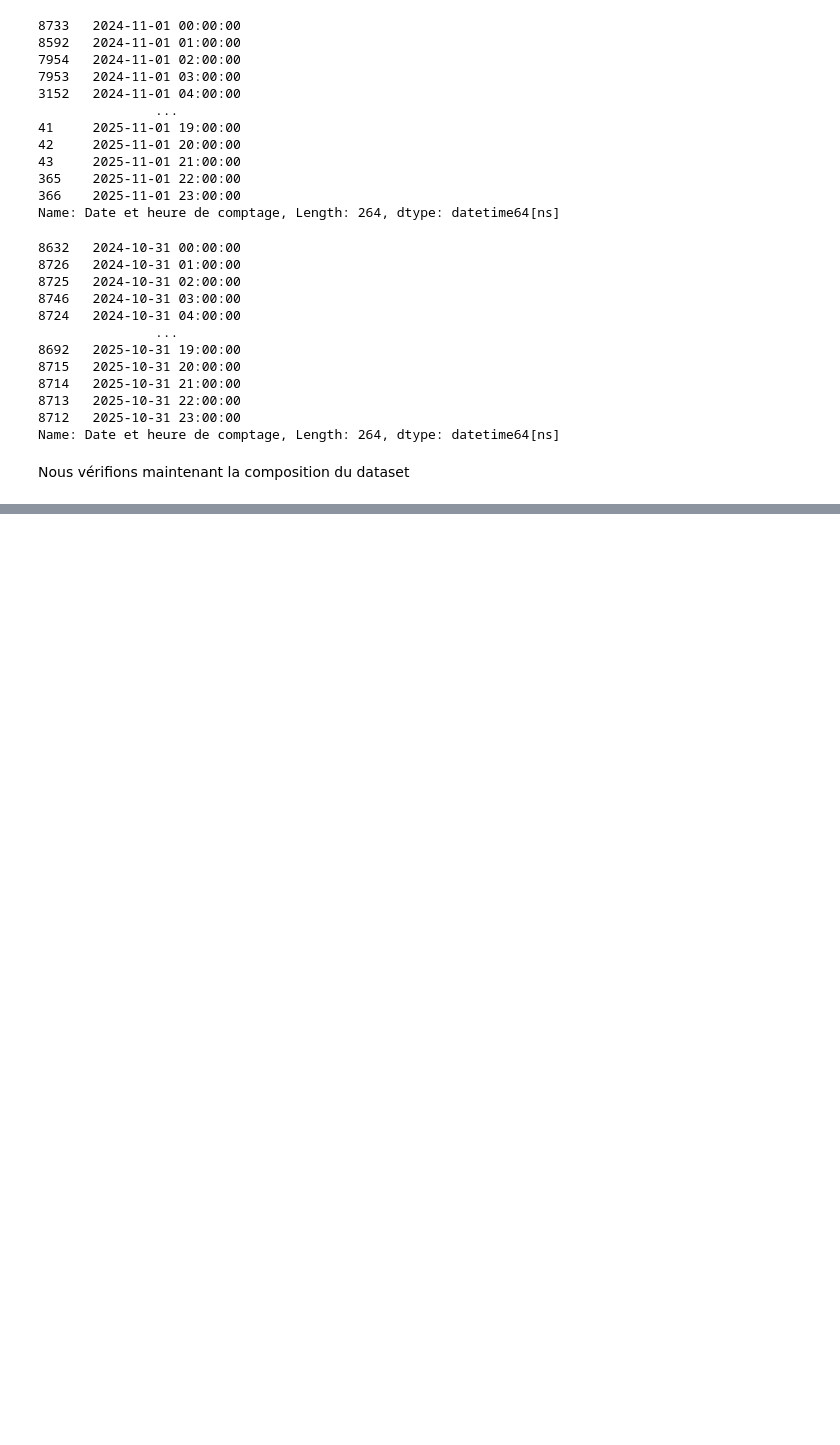
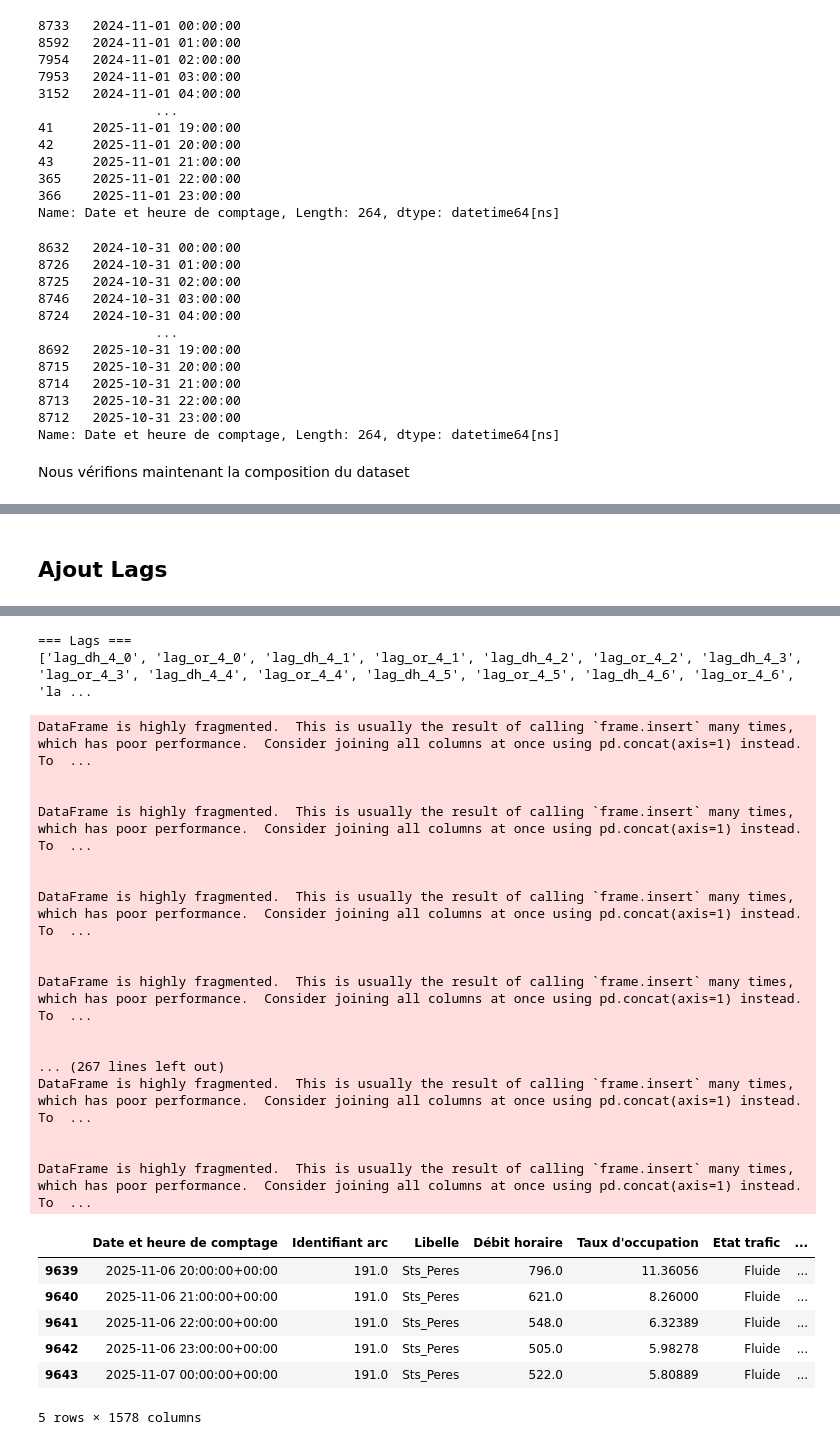
Before and after one commit to fracoo/trafic_prediction, a Jupyter notebook: version_propre/test_7_nov/traitements_remplissage_df/saints_peres.ipynb, the cells around one changed output, grey strips where cells are left out. Saved outputs shown, nothing was run; the diff lists cells and outputs as text; code cells hidden in the pictures; blank space fills up the shorter version.

```diff
--- a/version_propre/test_7_nov/traitements_remplissage_df/saints_peres.ipynb
+++ b/version_propre/test_7_nov/traitements_remplissage_df/saints_peres.ipynb
@@ -428,6 +428,15 @@ df_axe[df_axe['est_avant_ferie']==1]['Date et heure de comptage']
 8713   2025-10-31 22:00:00
 8712   2025-10-31 23:00:00
 Name: Date et heure de comptage, Length: 264, dtype: datetime64[ns]
+# %%
+def est_rentree(date):
+    date = date.date()
+    rentree = ['2025-08-28', '2025-08-29', '2025-08-30', '2025-08-31', '2025-09-01', '2025-09-02']
+    rentree = [pd.to_datetime(d).date() for d in rentree]
+
+    return 1 if date in rentree else 0
+
+df_axe['est_rentree'] = df_axe['Date et heure de comptage'].apply(est_rentree)
 # %%
 df_axe['est_weekend'] = df_axe['dow'].isin([5, 6]).astype(int)
 # %% [markdown]
@@ -468,0 +478,34 @@ df_axe.describe()
+# %% [markdown]
+<h2>Ajout Lags</h2>
+# %%
+def process_lags(df, N_day_lags, N_last_days_forbidden=0, sampling_rate=1):
+    df["Date et heure de comptage"] = pd.to_datetime(
+        df["Date et heure de comptage"], utc=True
+    )
+    df = df.sort_values("Date et heure de comptage").set_index(
+        "Date et heure de comptage"
+    )
+
+    full_index = pd.date_range(df.index.min(), df.index.max(), freq="H")
+    df = df.reindex(full_index)
+
+    Lags = []
+    for lag_day in range(N_last_days_forbidden + 1, N_day_lags + 1):
+        for lag_hour in range(0, 24, sampling_rate):
+            lag_name = f"lag_dh_{lag_day}_{lag_hour}"
+            df[lag_name] = df["Débit horaire"].shift(lag_day * 24 + lag_hour)
+            Lags.append(lag_name)
+            lag_name = f"lag_or_{lag_day}_{lag_hour}"
+            df[lag_name] = df["Taux d'occupation"].shift(lag_day * 24 + lag_hour)
+            Lags.append(lag_name)
+
+    df = df.reset_index().rename(columns={"index": "Date et heure de comptage"})
+    return df, Lags
+
+lags = process_lags(df_axe, 35, 3, 1)
+print("=== Lags ===")
+print(lags[1])
+df_axe = lags[0]
+
+df_axe.tail()
+# %% [output]
@@ -469,2 +529,28 @@ df_axe.describe()
+=== Lags ===
+['lag_dh_4_0', 'lag_or_4_0', 'lag_dh_4_1', 'lag_or_4_1', 'lag_dh_4_2', 'lag_or_4_2', 'lag_dh_4_3', 'lag_or_4_3', 'lag_dh_4_4', 'lag_or_4_4', 'lag_dh_4_5', 'lag_or_4_5', 'lag_dh_4_6', 'lag_or_4_6', 'la ...
+DataFrame is highly fragmented.  This is usually the result of calling `frame.insert` many times, which has poor performance.  Consider joining all columns at once using pd.concat(axis=1) instead. To  ...
+
+
+DataFrame is highly fragmented.  This is usually the result of calling `frame.insert` many times, which has poor performance.  Consider joining all columns at once using pd.concat(axis=1) instead. To  ...
+
+
+DataFrame is highly fragmented.  This is usually the result of calling `frame.insert` many times, which has poor performance.  Consider joining all columns at once using pd.concat(axis=1) instead. To  ...
+
+
+DataFrame is highly fragmented.  This is usually the result of calling `frame.insert` many times, which has poor performance.  Consider joining all columns at once using pd.concat(axis=1) instead. To  ...
+
+
+... (267 lines left out)
+DataFrame is highly fragmented.  This is usually the result of calling `frame.insert` many times, which has poor performance.  Consider joining all columns at once using pd.concat(axis=1) instead. To  ...
+
+
+DataFrame is highly fragmented.  This is usually the result of calling `frame.insert` many times, which has poor performance.  Consider joining all columns at once using pd.concat(axis=1) instead. To  ...
+|  | Date et heure de comptage | Identifiant arc | Libelle | Débit horaire | Taux d'occupation | Etat trafic | ... |
+| 9639 | 2025-11-06 20:00:00+00:00 | 191.0 | Sts_Peres | 796.0 | 11.36056 | Fluide | ... |
+| 9640 | 2025-11-06 21:00:00+00:00 | 191.0 | Sts_Peres | 621.0 | 8.26000 | Fluide | ... |
+| 9641 | 2025-11-06 22:00:00+00:00 | 191.0 | Sts_Peres | 548.0 | 6.32389 | Fluide | ... |
+| 9642 | 2025-11-06 23:00:00+00:00 | 191.0 | Sts_Peres | 505.0 | 5.98278 | Fluide | ... |
+| 9643 | 2025-11-07 00:00:00+00:00 | 191.0 | Sts_Peres | 522.0 | 5.80889 | Fluide | ... |
+5 rows × 1578 columns
 # %%
 df_axe.to_csv("../datasets_axes_with_all_features/" + doc , sep=";")
```
Also changed, not shown: parts of 3 cells of this notebook, 5 other files.
